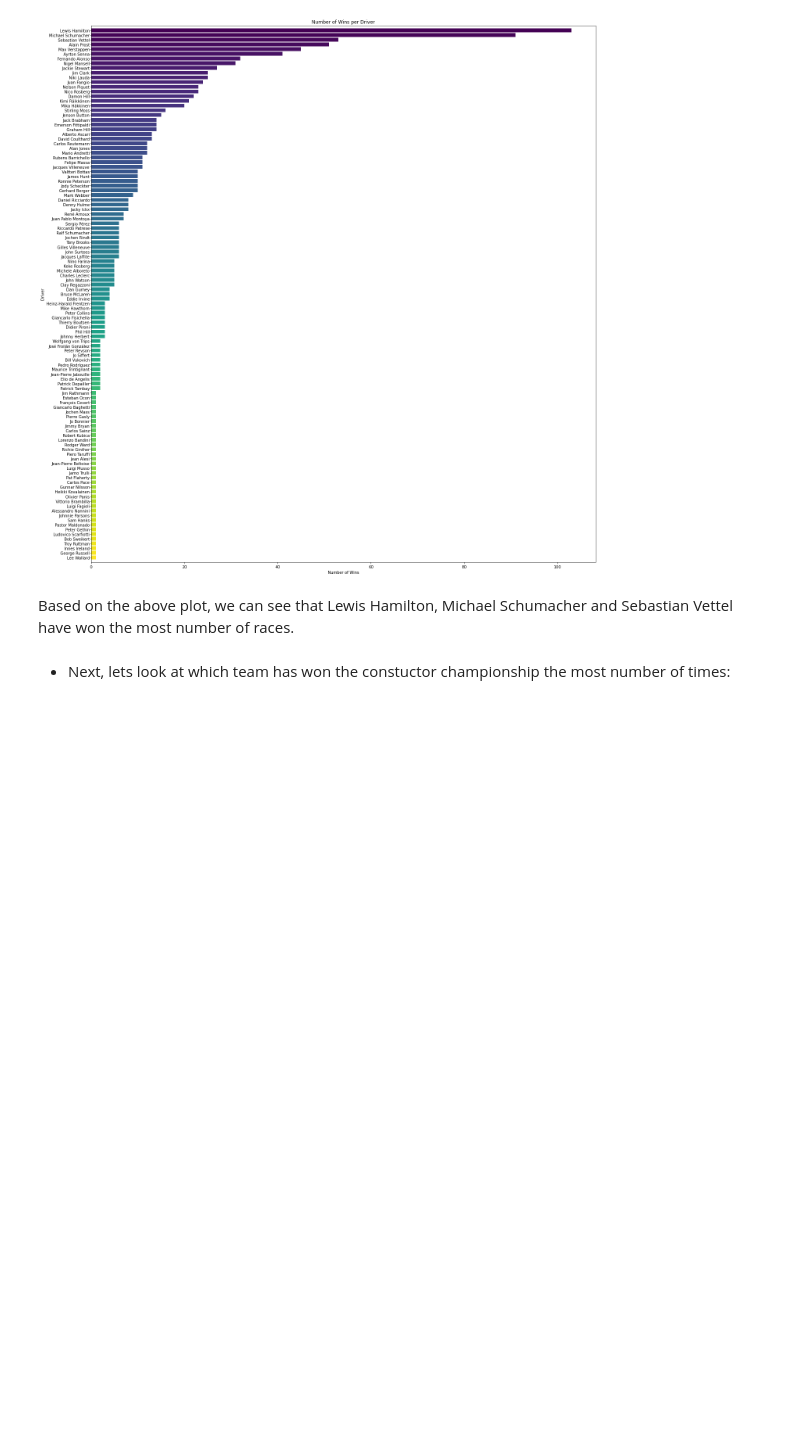
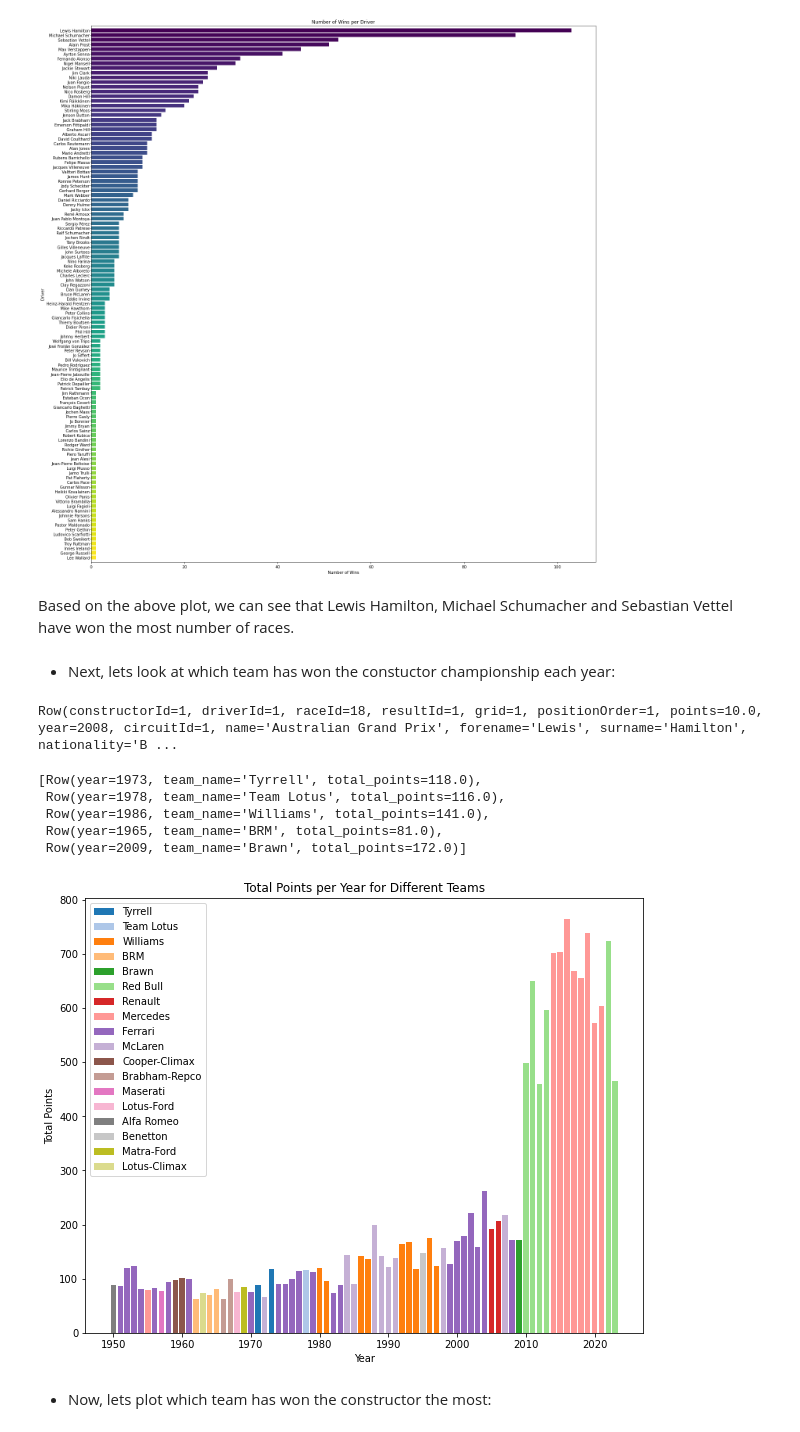
Before and after one commit to Nandini1521/CCproject, a Jupyter notebook: Cloud_project.ipynb, the cells around one changed output. Drawn from its saved outputs; the diff is of its cells as text; code cells hidden in the pictures; blank space fills up the shorter version.

Commit message:
Nb updated till constructor_champironship analysis

```diff
--- a/Cloud_project.ipynb
+++ b/Cloud_project.ipynb
@@ -328,4 +290,55 @@ plt.show()
 # %% [markdown]
 Based on the above plot, we can see that Lewis Hamilton, Michael Schumacher and Sebastian Vettel have won the most number of races.
 # %% [markdown]
-- Next, lets look at which team has won the constuctor championship the most number of times:
+- Next, lets look at which team has won the constuctor championship each year:
+# %%
+#can use the most_wins data frame to start with
+constructors= constructors.drop("nationality")
+constructors= constructors.withColumnRenamed('name', 'team_name')
+constructor_wins= most_wins.join(constructors, "constructorId", "inner")
+constructor_wins= constructor_wins.drop("constructorRef", "url")
+constructor_wins.head()
+# %% [output]
+Row(constructorId=1, driverId=1, raceId=18, resultId=1, grid=1, positionOrder=1, points=10.0, year=2008, circuitId=1, name='Australian Grand Prix', forename='Lewis', surname='Hamilton', nationality='B ...
+# %%
+team_points= constructor_wins.groupBy('year', 'team_name').agg(sum('points').alias('total_points'))
+
+# Find the team with the highest total points for each year
+max_points_team= team_points.groupBy('year').agg(max('total_points').alias('max_points'))
+max_points_team= max_points_team.withColumnRenamed('year', 'extra_year')
+
+# Join the 'team_points' DataFrame with 'max_points_team' to get the corresponding 'team_name'
+constructors_championship= team_points.join(max_points_team, (team_points['year'] == max_points_team['extra_year']) & (team_points['total_points'] == max_points_team['max_points']))
+constructors_championship= constructors_championship.drop("max_points", "extra_year")
+# Select the desired columns and show the result
+constructors_championship.head(5)
+# %% [output]
+[Row(year=1973, team_name='Tyrrell', total_points=118.0),
+ Row(year=1978, team_name='Team Lotus', total_points=116.0),
+ Row(year=1986, team_name='Williams', total_points=141.0),
+ Row(year=1965, team_name='BRM', total_points=81.0),
+ Row(year=2009, team_name='Brawn', total_points=172.0)]
+# %%
+counstructor_count_pd = constructors_championship.toPandas()
+#counstructor_count_pd = counstructor_count_pd.sort_values(by="total_points", ascending=True)
+
+team_colors = sns.color_palette("tab20", n_colors=len(counstructor_count_pd['team_name'].unique()))
+
+# Create a bar chart
+plt.figure(figsize=(10, 8))
+for i, team in enumerate(counstructor_count_pd['team_name'].unique()):
+    team_data = counstructor_count_pd[counstructor_count_pd['team_name'] == team]
+    plt.bar(team_data['year'], team_data['total_points'], color=team_colors[i], label=team)
+
+# Set labels and legend
+plt.xlabel('Year')
+plt.ylabel('Total Points')
+plt.title('Total Points per Year for Different Teams')
+plt.legend()
+
+# Show the plot
+plt.show()
+# %% [output]
+[figure, added]
+# %% [markdown]
+-  Now, lets plot which team has won the constructor the most:
```
Also changed, not shown: parts of 18 cells of this notebook.
